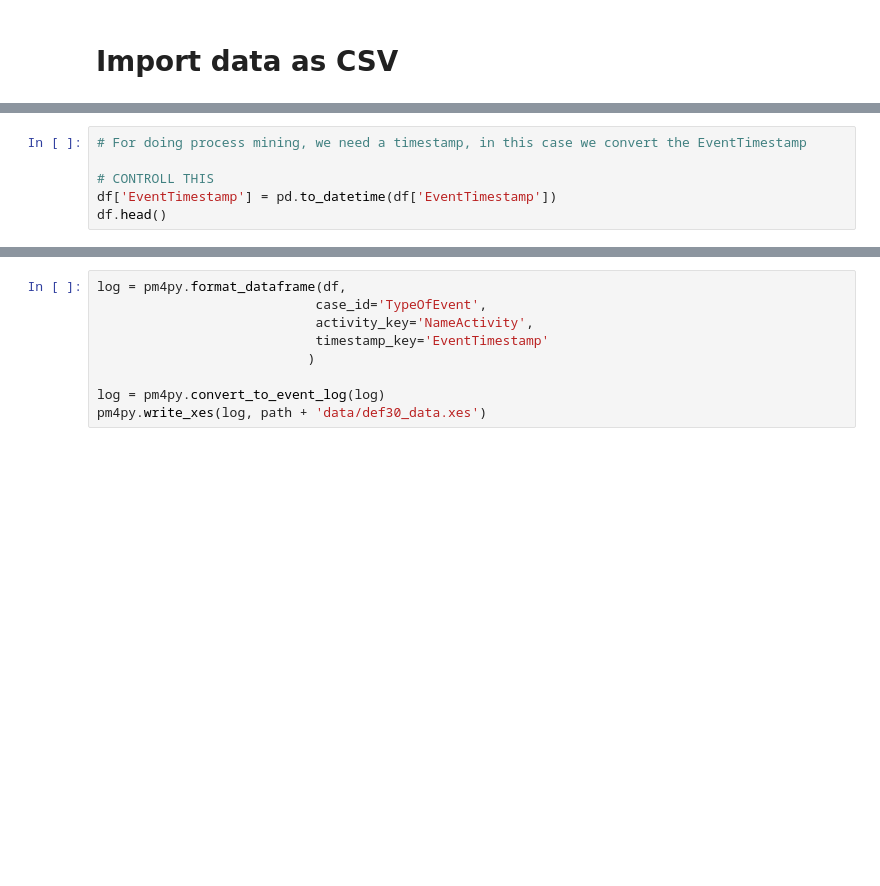
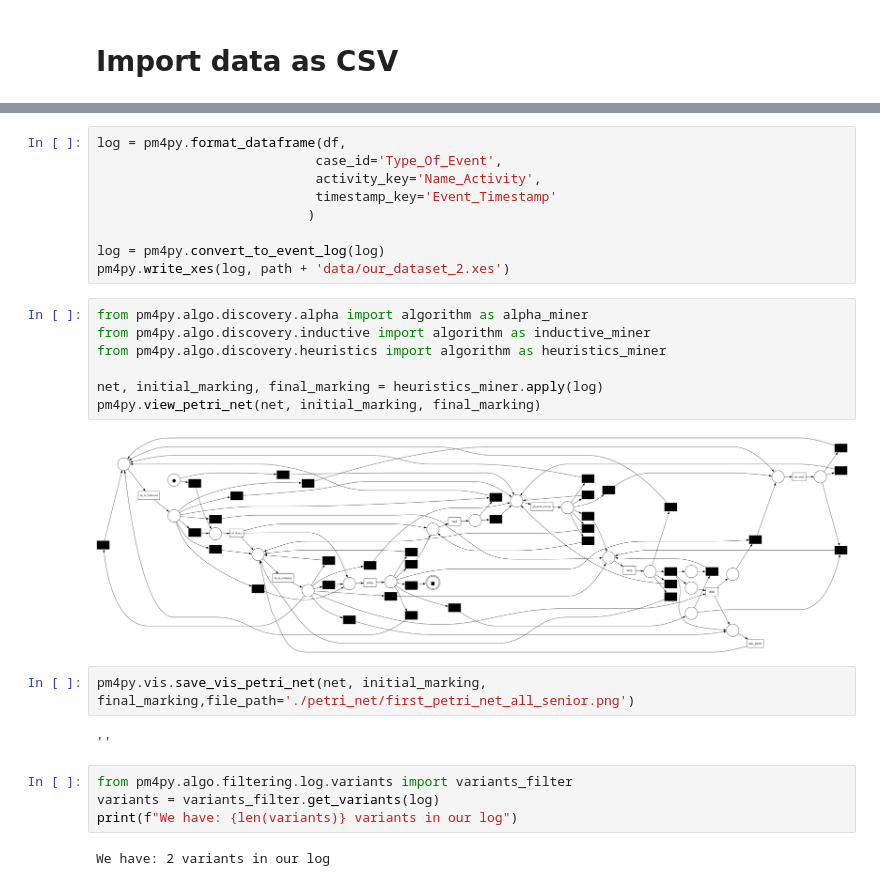
Before and after one commit to VitoNicolaLosavio/ProcessMiningProject, a Jupyter notebook: ProcessMiningProject.ipynb, the cells around one changed output, grey strips where cells are left out. Drawn from its saved outputs; the diff is of its cells as text; blank space fills up the shorter version.

```diff
--- a/ProcessMiningProject.ipynb
+++ b/ProcessMiningProject.ipynb
@@ -84,6 +87,0 @@ df.head()
-# %%
-# For doing process mining, we need a timestamp, in this case we convert the EventTimestamp
-
-# CONTROLL THIS
-df['EventTimestamp'] = pd.to_datetime(df['EventTimestamp'])
-df.head()
@@ -97,9 +101,28 @@ df.head()
 # %%
 log = pm4py.format_dataframe(df,
-                            case_id='TypeOfEvent',
-                            activity_key='NameActivity',
-                            timestamp_key='EventTimestamp'
+                            case_id='Type_Of_Event',
+                            activity_key='Name_Activity',
+                            timestamp_key='Event_Timestamp'
                            )
 
 log = pm4py.convert_to_event_log(log)
-pm4py.write_xes(log, path + 'data/def30_data.xes')
+pm4py.write_xes(log, path + 'data/our_dataset_2.xes')
+# %%
+from pm4py.algo.discovery.alpha import algorithm as alpha_miner
+from pm4py.algo.discovery.inductive import algorithm as inductive_miner
+from pm4py.algo.discovery.heuristics import algorithm as heuristics_miner
+
+net, initial_marking, final_marking = heuristics_miner.apply(log)
+pm4py.view_petri_net(net, initial_marking, final_marking)
+# %% [output]
+[figure, added]
+# %%
+pm4py.vis.save_vis_petri_net(net, initial_marking, final_marking,file_path='./petri_net/first_petri_net_all_senior.png')
+# %% [output]
+''
+# %%
+from pm4py.algo.filtering.log.variants import variants_filter
+variants = variants_filter.get_variants(log)
+print(f"We have: {len(variants)} variants in our log")
+# %% [output]
+We have: 2 variants in our log
```
Also changed, not shown: parts of 8 cells of this notebook, 6 other files.
